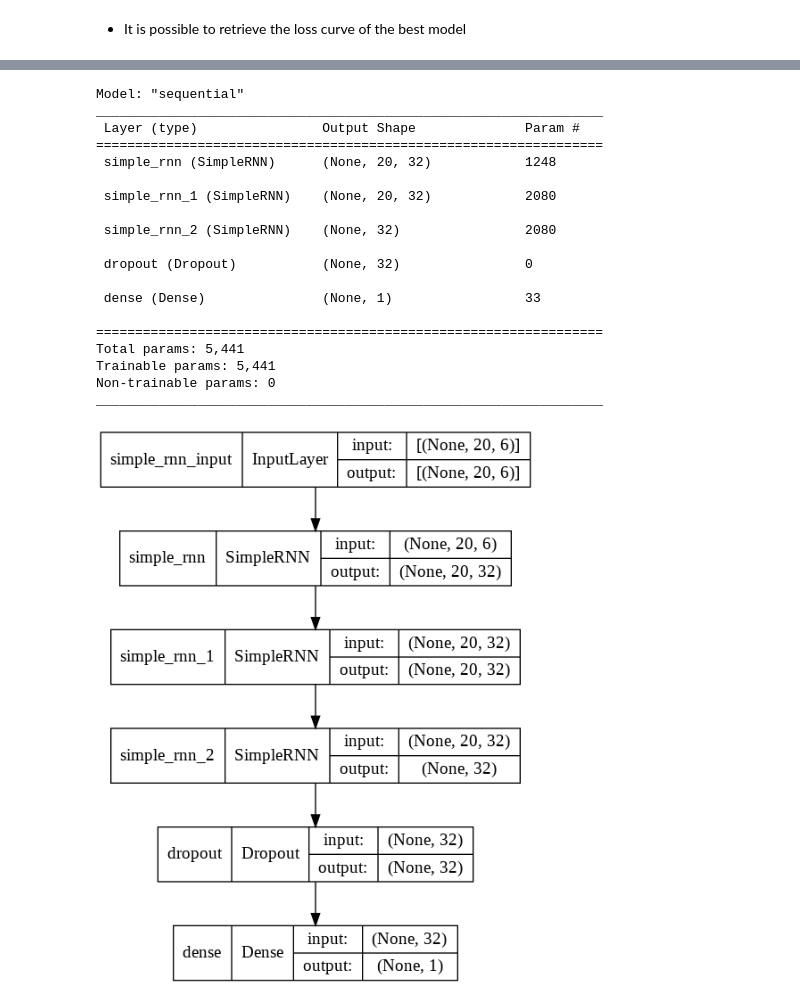
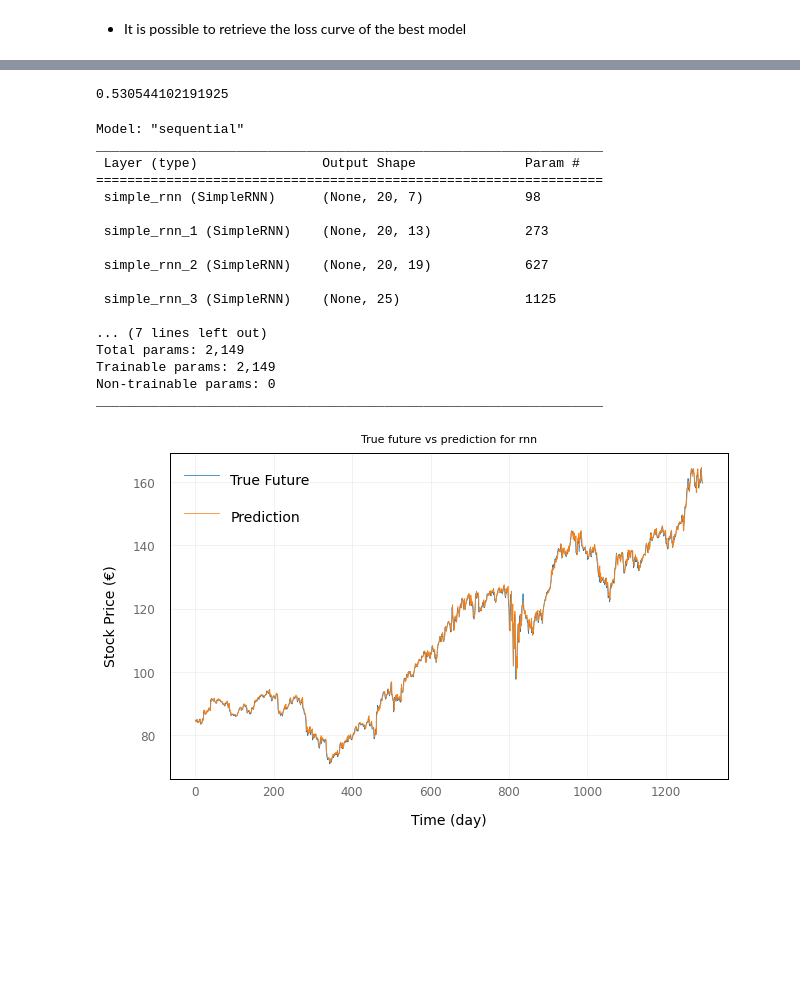
Before and after one commit to francescoliso/Time-Series-Analysis, a Jupyter notebook: Hyperparameter_Tuning_Talos.ipynb, the cells around one changed output, grey strips where cells are left out. Drawn from its saved outputs; the diff is of its cells as text; code cells hidden in the pictures; blank space fills up the shorter version.

```diff
--- a/Hyperparameter_Tuning_Talos.ipynb
+++ b/Hyperparameter_Tuning_Talos.ipynb
@@ -510,14 +539,28 @@ plot_loss(model_history)
+# %%
+model_history['val_loss'][-1]
+# %% [output]
+0.530544102191925
 # %%
-# Clear any previous TensorFlow session.
-tf.keras.backend.clear_session()
+def save_best_model(scan_results, model_id, model_name):
+    # Clear any previous TensorFlow session.
+    tf.keras.backend.clear_session()
 
-# Load the model parameters from the scanner.
-model = model_from_json(scan_results_SimpleRNN.saved_models[model_id])
-model.set_weights(scan_results_SimpleRNN.saved_weights[model_id])
-model.summary()
-model.save('./best_model_GRU_single_Step')
 
-# Load that model
+    # Load the model parameters from the scanner.
+    model = tf.keras.models.model_from_json(scan_results.saved_models[model_id])
+    model.set_weights(scan_results.saved_weights[model_id])
+    model.summary()
+    # model.save('./best_model_' + model_name)
+    return model
+
+
+model = save_best_model(scan_results, model_id, 'rnn')
+# save_best_model(scan_results, model_id, 'gru')
+# save_best_model(scan_results, model_id, 'lstm')
+# save_best_model(scan_results, model_id, 'cnn1d')
+
+
+# Code to load that model
 # my_tf_saved_model = tf.keras.models.load_model('./saved_models/my_tf_model')
 # my_tf_saved_model.summary()
 # %% [output]
@@ -525,22 +568,16 @@ Model: "sequential"
 _________________________________________________________________
  Layer (type)                Output Shape              Param #
 =================================================================
- simple_rnn (SimpleRNN)      (None, 20, 32)            1248
+ simple_rnn (SimpleRNN)      (None, 20, 7)             98
 
- simple_rnn_1 (SimpleRNN)    (None, 20, 32)            2080
+ simple_rnn_1 (SimpleRNN)    (None, 20, 13)            273
 
- simple_rnn_2 (SimpleRNN)    (None, 32)                2080
+ simple_rnn_2 (SimpleRNN)    (None, 20, 19)            627
 
- dropout (Dropout)           (None, 32)                0
+ simple_rnn_3 (SimpleRNN)    (None, 25)                1125
 
- dense (Dense)               (None, 1)                 33
-
-=================================================================
-Total params: 5,441
-Trainable params: 5,441
+... (7 lines left out)
+Total params: 2,149
+Trainable params: 2,149
 Non-trainable params: 0
 _________________________________________________________________
-# %%
-plot_model(model, to_file='model.png', show_shapes=True)
-# %% [output]
-[figure, removed]
@@ -551,28 +597,30 @@ def prediction(model):
     return prediction
 
 
-prediction_simpleRNN = prediction(model)
-# prediction_gru = prediction(model_gru)
-# prediction_lstm = prediction(model_lstm)
-# prediction_cnn_1d = prediction(model_cnn_1d)
+prediction_rnn = prediction(model)
+# prediction_gru = prediction(model)
+# rediction_lstm = prediction(model)
+# prediction_cnn1d = prediction(model)
 # %%
 def plot_future(prediction, model_name, y_test):
     plt.figure(figsize=(10, 6))
     range_future = len(prediction)
     plt.plot(np.arange(range_future), np.array(y_test), label='True Future')
     plt.plot(np.arange(range_future), np.array(prediction), label='Prediction')
     plt.title('True future vs prediction for ' + model_name)
     plt.legend(loc='upper left')
     plt.xlabel('Time (day)')
     plt.ylabel('Stock Price (€)')
-    plt.savefig('Prediction_Evaluation_plot.png', dpi=1200)
+    # plt.savefig('Prediction_Evaluation_plot_' + model_name + '.png', dpi=1200)
     plt.show()
 
 
-plot_future(prediction_simpleRNN, 'SimpleRNN', y_test)
-# plot_future(prediction_gru, 'GRU', y_test)
-# plot_future(prediction_lstm, 'LSTM', y_test)
-# plot_future(prediction_cnn_1d, 'CNN_1D', y_test)
+plot_future(prediction_rnn, 'rnn', y_test)
+# plot_future(prediction_gru, 'gru', y_test)
+# plot_future(prediction_lstm, 'lstm', y_test)
+# plot_future(prediction_cnn1d, 'cnn1d', y_test)
+# %% [output]
+[figure, added]
 # %%
 # Define a function to calculate MAE and RSME
 step_ahead=1
```
Also changed, not shown: parts of 18 cells of this notebook.
